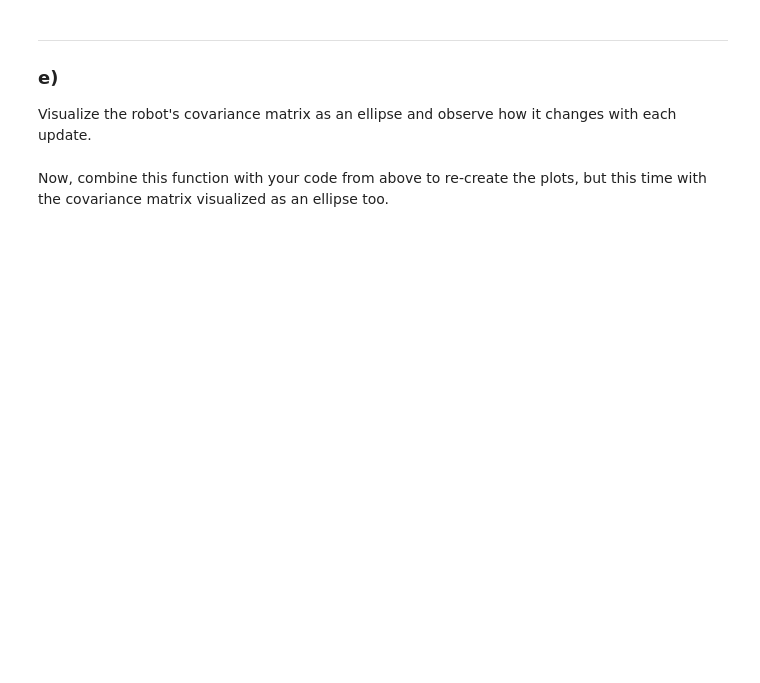
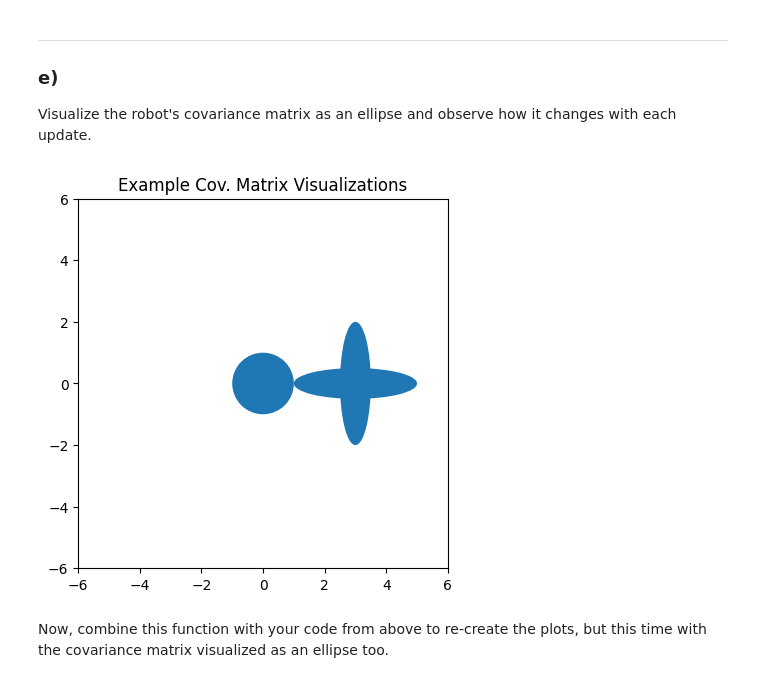
Before and after one commit to derMacon/ss23_sensor-data-fusion, a Jupyter notebook: jupyter-notebooks/exercises-lecture/problems/ex07_problems.ipynb, the cells around one changed output. Drawn from its saved outputs; the diff is of its cells as text; code cells hidden in the pictures; blank space fills up the shorter version.

```diff
--- a/jupyter-notebooks/exercises-lecture/problems/ex07_problems.ipynb
+++ b/jupyter-notebooks/exercises-lecture/problems/ex07_problems.ipynb
@@ -131,33 +160,38 @@ def visualize_covariance(C, m, **kwargs):
     """
     Adds a visualization of a covariance matrix as an ellipse to the current matplotlib plot.
     :param C: Covariance matrix
     :param m: Mean
     :param color: color to draw in (for matplotlib)
     """
     # ensure everything is numpy
     C = np.array(C)
     m = np.array(m)
 
     # === YOUR CODE HERE ===
 
+    eig_values, eig_vectors = np.linalg.eig(C)
+    ellipse = patches.Ellipse(m, 2 * eig_values[0], 2 * eig_values[1])
+    ax.add_patch(ellipse)
 
     # === END OF YOUR CODE ===
 
     return  # no return value
 
 # test the above function with a very simple example
 fig, ax = plt.subplots()
 
 visualize_covariance([[1, 0],[0, 1]], [0, 0], color='b')
 visualize_covariance([[2, 0],[0, 0.5]], [3, 0], color='g')
 visualize_covariance([[0.5, 0],[0, 2]], [3, 0], color='r')
 
 plt.title("Example Cov. Matrix Visualizations")
 plt.axis((-6, 6, -6, 6))
 
 ax.set_aspect('equal')  # ensure the resulting window is square
 
 plt.show()
+# %% [output]
+[figure, added]
 # %% [markdown]
 Now, combine this function with your code from above to re-create the plots, but this time with the covariance matrix visualized as an ellipse too.
 # %%
```
Also changed, not shown: parts of 6 cells of this notebook, 3 other files.
